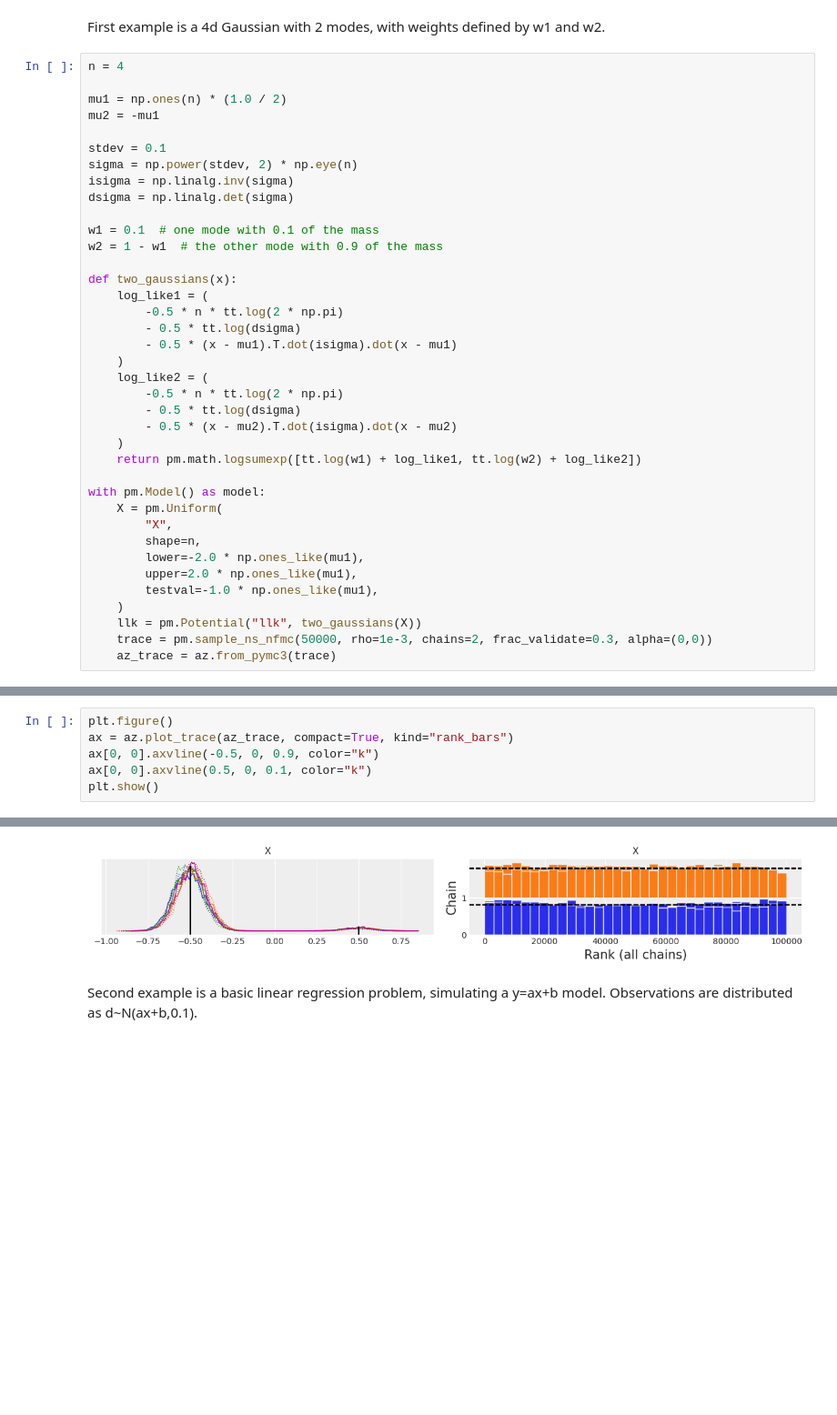
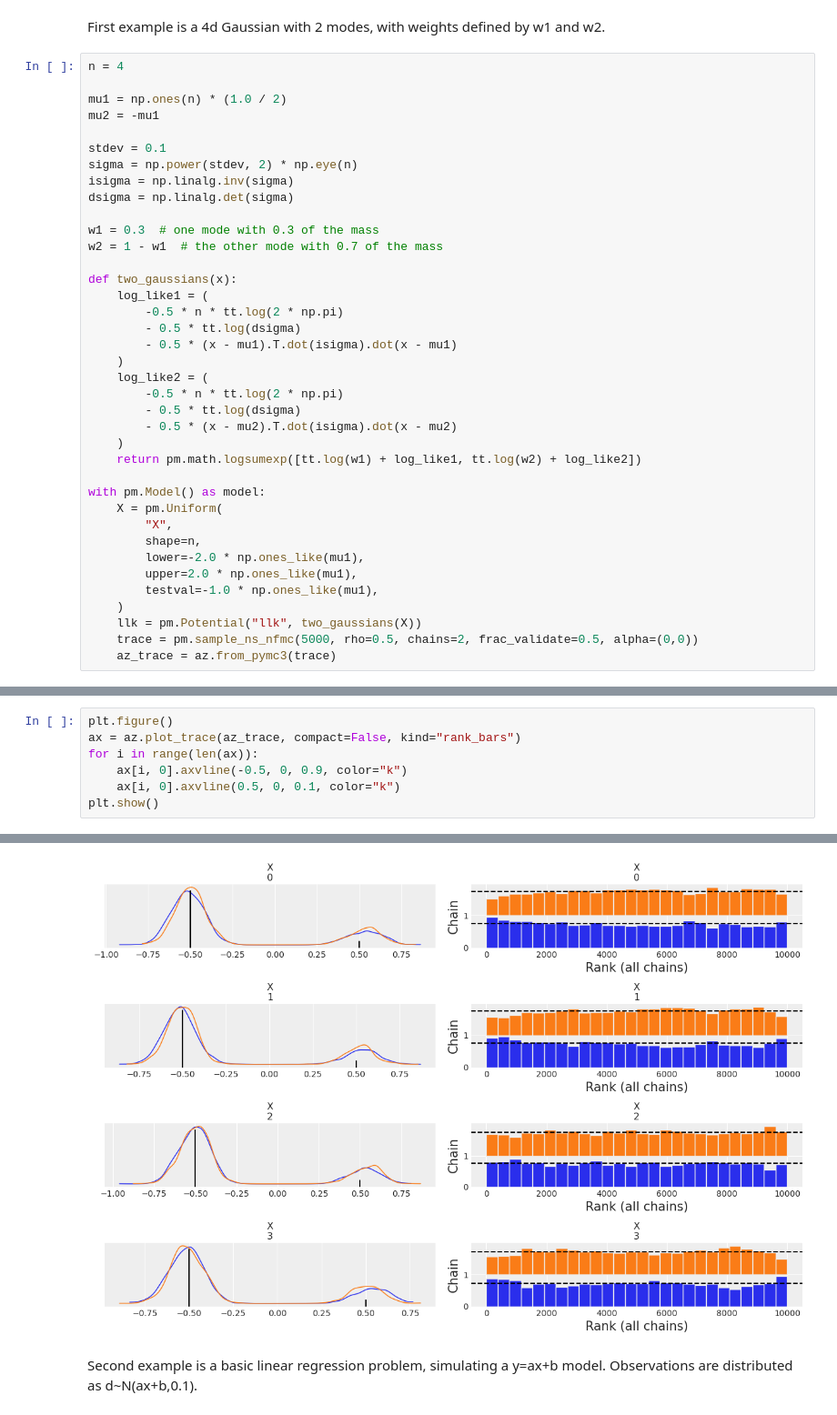
Before and after one commit to RichardGrumitt/NS_NFMC_tests, a Jupyter notebook: ns_nfmc_benchmarks.ipynb, the cells around one changed output, grey strips where cells are left out. Shown at 91% size. Cells and saved outputs as stored; diff of their text form; blank space fills up the shorter version.

```diff
--- a/ns_nfmc_benchmarks.ipynb
+++ b/ns_nfmc_benchmarks.ipynb
@@ -28,8 +28,8 @@ sigma = np.power(stdev, 2) * np.eye(n)
 isigma = np.linalg.inv(sigma)
 dsigma = np.linalg.det(sigma)
 
-w1 = 0.1  # one mode with 0.1 of the mass
-w2 = 1 - w1  # the other mode with 0.9 of the mass
+w1 = 0.3  # one mode with 0.3 of the mass
+w2 = 1 - w1  # the other mode with 0.7 of the mass
 
 def two_gaussians(x):
     log_like1 = (
@@ -53,7 +53,7 @@ with pm.Model() as model:
         testval=-1.0 * np.ones_like(mu1),
     )
     llk = pm.Potential("llk", two_gaussians(X))
-    trace = pm.sample_ns_nfmc(50000, rho=1e-3, chains=2, frac_validate=0.3, alpha=(0,0))
+    trace = pm.sample_ns_nfmc(5000, rho=0.5, chains=2, frac_validate=0.5, alpha=(0,0))
     az_trace = az.from_pymc3(trace)
 # %% [output]
 Initializing normalizing flow based nested sampling...
@@ -170,12 +76,13 @@ Fit spline Time: 0.005476951599121094
 # %%
 plt.figure()
-ax = az.plot_trace(az_trace, compact=True, kind="rank_bars")
-ax[0, 0].axvline(-0.5, 0, 0.9, color="k")
-ax[0, 0].axvline(0.5, 0, 0.1, color="k")
+ax = az.plot_trace(az_trace, compact=False, kind="rank_bars")
+for i in range(len(ax)):
+    ax[i, 0].axvline(-0.5, 0, 0.9, color="k")
+    ax[i, 0].axvline(0.5, 0, 0.1, color="k")
 plt.show()
 # %% [output]
 <Figure size 720x480 with 0 Axes>
-[figure, old version]
+[figure, new version]
 # %% [markdown]
 Second example is a basic linear regression problem, simulating a y=ax+b model. Observations are distributed as d~N(ax+b,0.1).
 # %%
```
Also changed, not shown: parts of 7 cells of this notebook.
